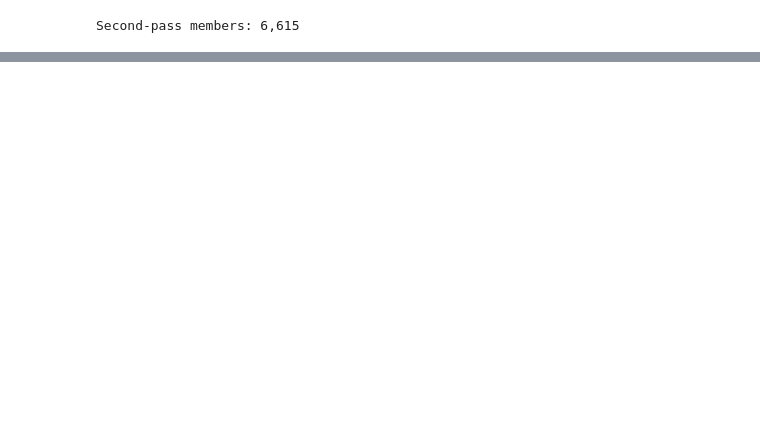
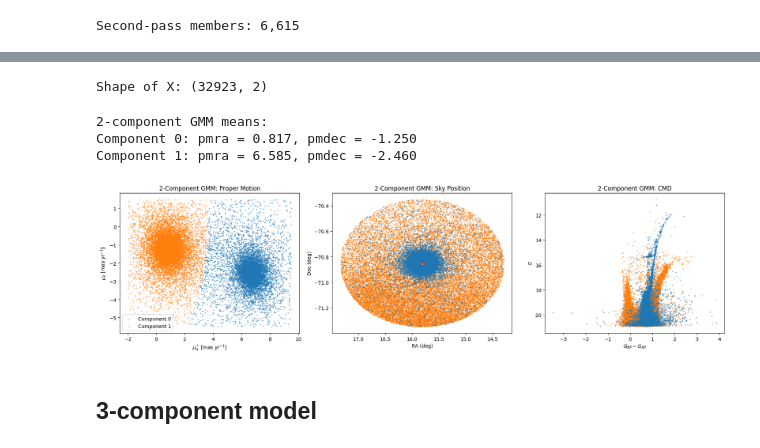
Before and after one commit to zangston/ASTR-5140, a Jupyter notebook: project4/project4.ipynb, the cells around one changed output, grey strips where cells are left out. Saved outputs shown, nothing was run; the diff lists cells and outputs as text; code cells hidden in the pictures; blank space fills up the shorter version.

```diff
--- a/project4/project4.ipynb
+++ b/project4/project4.ipynb
@@ -464,0 +480,80 @@ plt.show()
+# %%
+from sklearn.mixture import GaussianMixture
+
+X = df_gmm[["pmra", "pmdec"]].to_numpy()
+print("Shape of X:", X.shape)
+# %% [output]
+Shape of X: (32923, 2)
+# %%
+gmm2 = GaussianMixture(
+    n_components=2,
+    covariance_type="full",
+    random_state=42
+)
+
+gmm2.fit(X)
+
+labels2 = gmm2.predict(X)
+probs2 = gmm2.predict_proba(X)
+
+df_gmm = df_gmm.loc[df_gmm[["pmra", "pmdec"]].dropna().index].copy()
+df_gmm["gmm2_label"] = labels2
+df_gmm["gmm2_prob_max"] = probs2.max(axis=1)
+# %%
+print("2-component GMM means:")
+for i, mean in enumerate(gmm2.means_):
+    print(f"Component {i}: pmra = {mean[0]:.3f}, pmdec = {mean[1]:.3f}")
+# %% [output]
+2-component GMM means:
+Component 0: pmra = 0.817, pmdec = -1.250
+Component 1: pmra = 6.585, pmdec = -2.460
+# %%
+fig, axes = plt.subplots(1, 3, figsize=(18, 5))
+colors = ["tab:orange", "tab:blue"]
+
+# --------------------------------
+# 1. Proper motion
+# --------------------------------
+ax = axes[0]
+for i, color in enumerate(colors):
+    m = df_gmm["gmm2_label"] == i
+    ax.scatter(df_gmm.loc[m, "pmra"], df_gmm.loc[m, "pmdec"], s=2, alpha=0.5, color=color, label=f"Component {i}")
+
+ax.set_xlabel(r"$\mu_\alpha^*$ [mas yr$^{-1}$]")
+ax.set_ylabel(r"$\mu_\delta$ [mas yr$^{-1}$]")
+ax.set_title("2-Component GMM: Proper Motion")
+ax.legend()
+
+# --------------------------------
+# 2. Sky position
+# --------------------------------
+ax = axes[1]
+for i, color in enumerate(colors):
+    m = df_gmm["gmm2_label"] == i
+    ax.scatter(df_gmm.loc[m, "ra"], df_gmm.loc[m, "dec"], s=2, alpha=0.5, color=color)
+
+ax.scatter(ra_center, dec_center, marker="x", s=80, color="red")
+ax.set_xlabel("RA (deg)")
+ax.set_ylabel("Dec (deg)")
+ax.set_title("2-Component GMM: Sky Position")
+ax.invert_xaxis()
+
+# --------------------------------
+# 3. CMD
+# --------------------------------
+ax = axes[2]
+for i, color in enumerate(colors):
+    m = df_gmm["gmm2_label"] == i
+    ax.scatter(df_gmm.loc[m, "bp_rp"], df_gmm.loc[m, "phot_g_mean_mag"], s=2, alpha=0.5, color=color)
+
+ax.set_xlabel(r"$G_{BP} - G_{RP}$")
+ax.set_ylabel(r"$G$")
+ax.set_title("2-Component GMM: CMD")
+ax.invert_yaxis()
+
+plt.tight_layout()
+plt.show()
+# %% [output]
+[figure, added]
+# %% [markdown]
+## 3-component model
```
Also changed, not shown: parts of 21 cells of this notebook.
